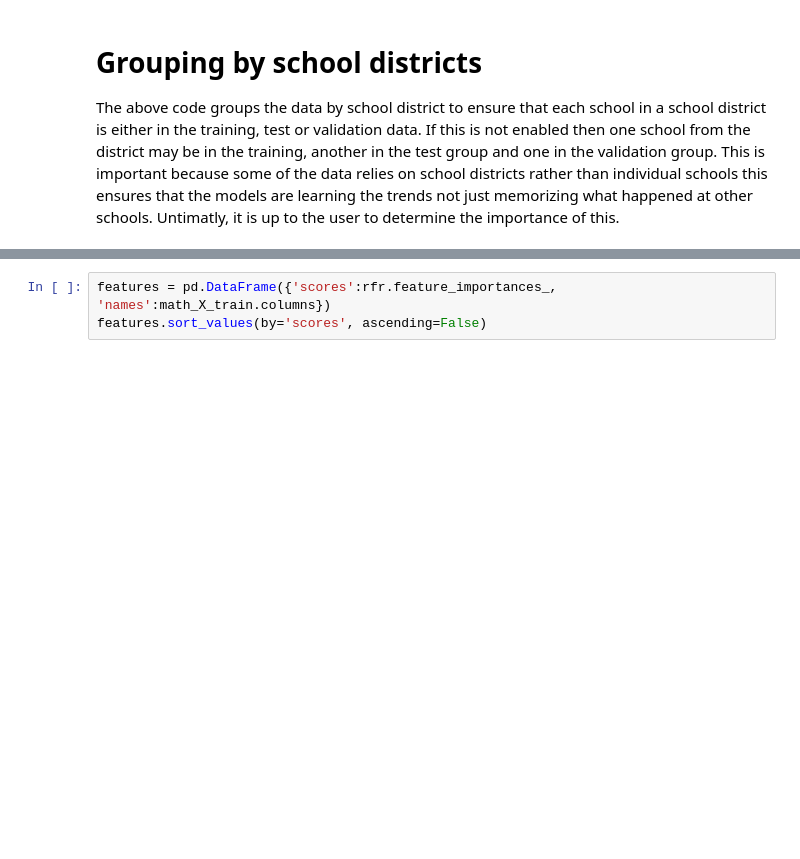
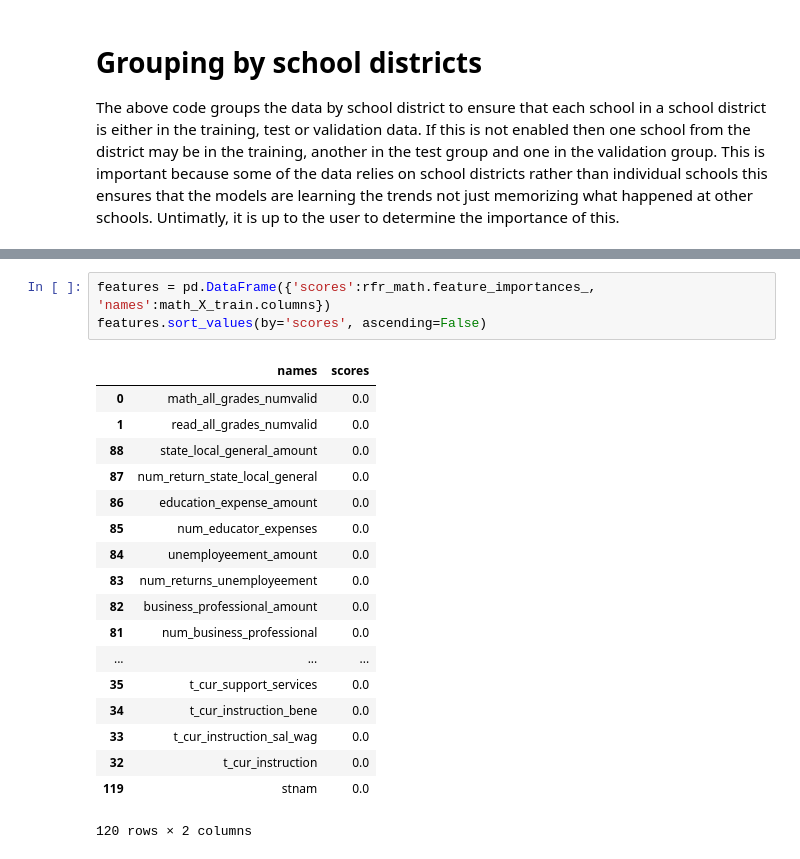
Before and after one commit to mrblithe-widener/Senior-Project-2018-2019, a Jupyter notebook: Models/Random Forest.ipynb, the cells around one changed output, grey strips where cells are left out. Saved outputs shown, nothing was run; the diff lists cells and outputs as text; blank space fills up the shorter version.

```diff
--- a/Models/Random Forest.ipynb
+++ b/Models/Random Forest.ipynb
@@ -132,3 +242,22 @@ calculateDelta(math_X_test, math_y_test, rfr)
 # %%
-features = pd.DataFrame({'scores':rfr.feature_importances_, 'names':math_X_train.columns})
+features = pd.DataFrame({'scores':rfr_math.feature_importances_, 'names':math_X_train.columns})
 features.sort_values(by='scores', ascending=False)
+# %% [output]
+|  | names | scores |
+| 0 | math_all_grades_numvalid | 0.0 |
+| 1 | read_all_grades_numvalid | 0.0 |
+| 88 | state_local_general_amount | 0.0 |
+| 87 | num_return_state_local_general | 0.0 |
+| 86 | education_expense_amount | 0.0 |
+| 85 | num_educator_expenses | 0.0 |
+| 84 | unemployeement_amount | 0.0 |
+| 83 | num_returns_unemployeement | 0.0 |
+| 82 | business_professional_amount | 0.0 |
+| 81 | num_business_professional | 0.0 |
+| ... | ... | ... |
+| 35 | t_cur_support_services | 0.0 |
+| 34 | t_cur_instruction_bene | 0.0 |
+| 33 | t_cur_instruction_sal_wag | 0.0 |
+| 32 | t_cur_instruction | 0.0 |
+| 119 | stnam | 0.0 |
+120 rows × 2 columns
```
Also changed, not shown: parts of 15 cells of this notebook, 4 other files.
